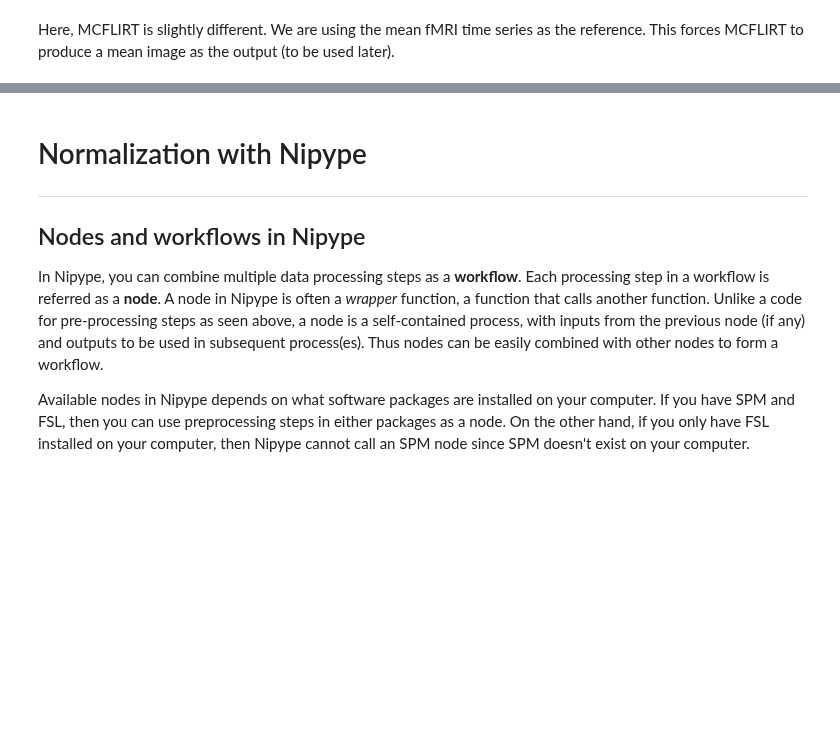
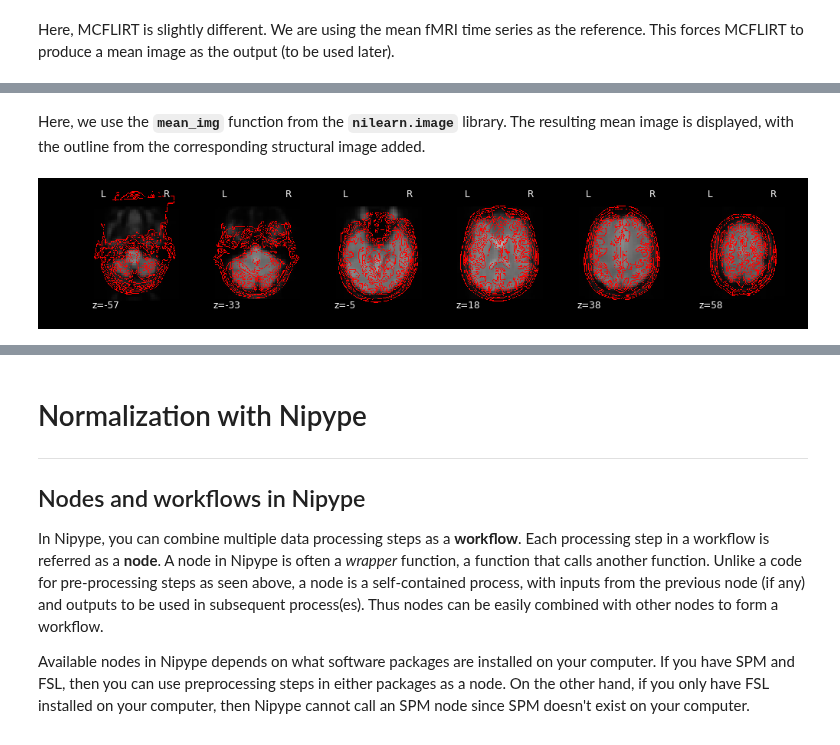
Before and after one commit to sathayas/JupyterfMRIFall2019, a Jupyter notebook: Normalization.ipynb, the cells around one changed output, grey strips where cells are left out. Drawn from its saved outputs; the diff is of its cells as text; code cells hidden in the pictures; blank space fills up the shorter version.

```diff
--- a/Normalization.ipynb
+++ b/Normalization.ipynb
@@ -195,0 +297,19 @@ mcflirt = Node(fsl.MCFLIRT(save_rms=True,
+# %%
+# examining the coregistration results
+# Coregistered fMRI
+imageCoRegfMRI = os.path.join(os.path.join(outDir,'CoRegfMRI'),
+                              'sub-26_task-flanker_run-1_bold_roi_mcf_flirt.nii.gz')
+# mean of the co-registered fMRI
+mean_imageCoRegfMRI = image.mean_img(imageCoRegfMRI)
+# %% [markdown]
+Here, we use the **`mean_img`** function from the **`nilearn.image`** library. The resulting mean image is displayed, with the outline from the corresponding structural image added.
+# %%
+# displaying the mean of the co-registered fMRI (axial)
+display = plot_anat(mean_imageCoRegfMRI,
+                    display_mode='z',
+                    cut_coords=6)
+
+# adding edges from the corresponding T1w image
+display.add_edges(imageT1)
+# %% [output]
+[figure, added]
```
Also changed, not shown: parts of 18 cells of this notebook.
